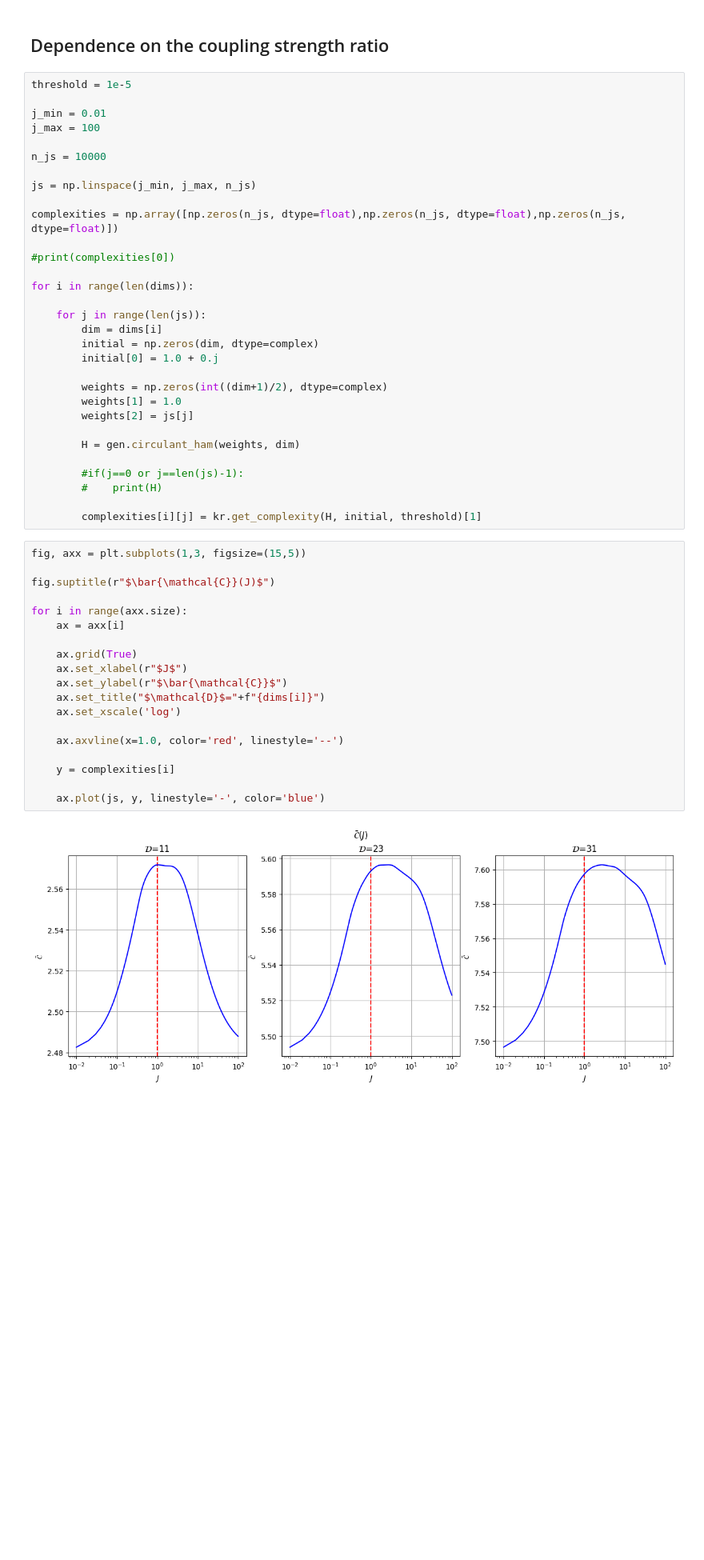
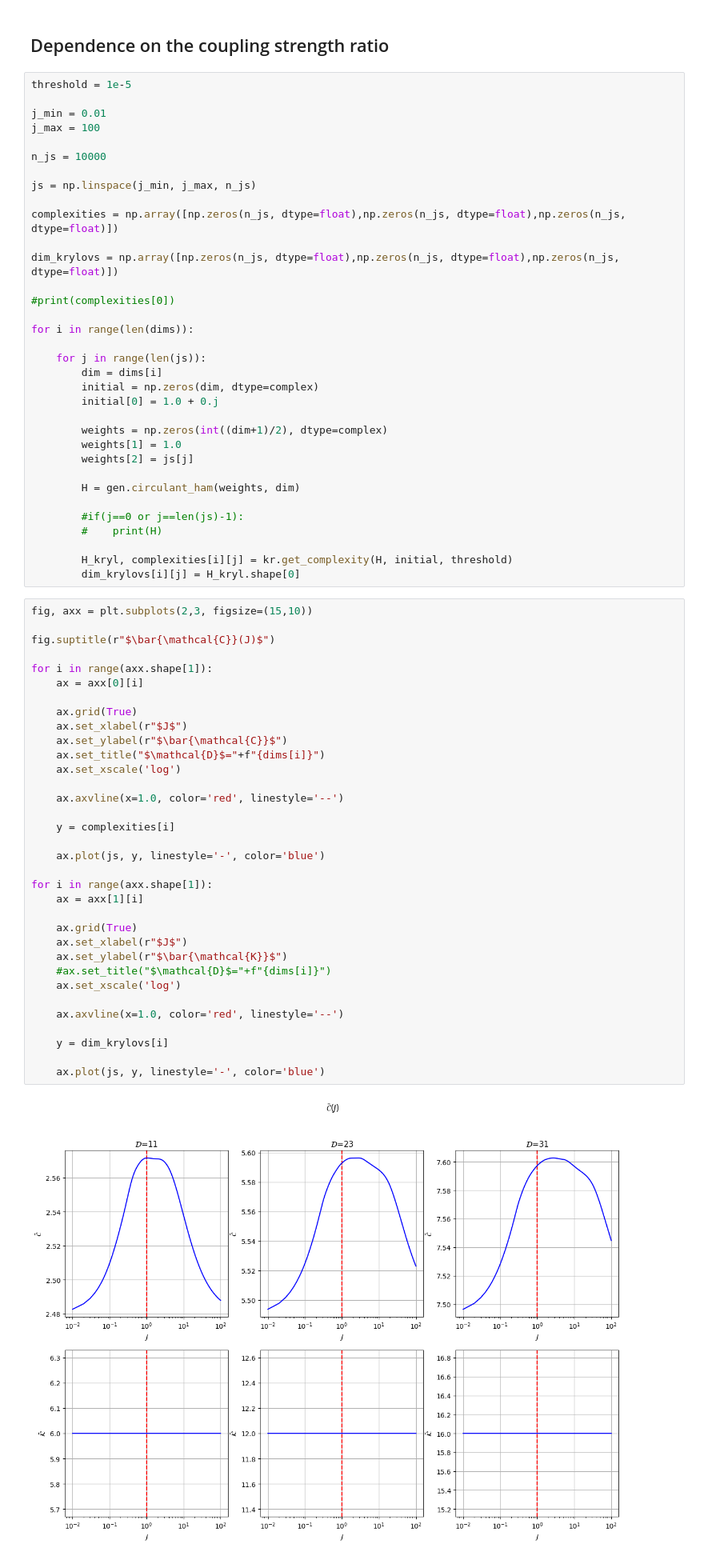
Before and after one commit to erricottaro/Krylov_complexity_on_circulant_graphs, a Jupyter notebook: circulant.ipynb, the cells around one changed output. Shown at 80% size. Saved outputs shown, nothing was run; the diff lists cells and outputs as text; blank space fills up the shorter version.

Commit message:
changed some plots

```diff
--- a/circulant.ipynb
+++ b/circulant.ipynb
@@ -480,6 +480,8 @@ n_js = 10000
 js = np.linspace(j_min, j_max, n_js)
 
 complexities = np.array([np.zeros(n_js, dtype=float),np.zeros(n_js, dtype=float),np.zeros(n_js, dtype=float)])
+
+dim_krylovs = np.array([np.zeros(n_js, dtype=float),np.zeros(n_js, dtype=float),np.zeros(n_js, dtype=float)])
 
 #print(complexities[0])
 
@@ -499,25 +501,41 @@ for i in range(len(dims)):
         #if(j==0 or j==len(js)-1):
         #    print(H)
 
-        complexities[i][j] = kr.get_complexity(H, initial, threshold)[1]
+        H_kryl, complexities[i][j] = kr.get_complexity(H, initial, threshold)
+        dim_krylovs[i][j] = H_kryl.shape[0]
 # %%
-fig, axx = plt.subplots(1,3, figsize=(15,5))
+fig, axx = plt.subplots(2,3, figsize=(15,10))
 
 fig.suptitle(r"$\bar{\mathcal{C}}(J)$")
 
-for i in range(axx.size):
-    ax = axx[i]
+for i in range(axx.shape[1]):
+    ax = axx[0][i]
 
     ax.grid(True)
     ax.set_xlabel(r"$J$")
     ax.set_ylabel(r"$\bar{\mathcal{C}}$")
     ax.set_title("$\mathcal{D}$="+f"{dims[i]}")
     ax.set_xscale('log')
 
     ax.axvline(x=1.0, color='red', linestyle='--')
 
     y = complexities[i]
 
     ax.plot(js, y, linestyle='-', color='blue')
+
+for i in range(axx.shape[1]):
+    ax = axx[1][i]
+
+    ax.grid(True)
+    ax.set_xlabel(r"$J$")
+    ax.set_ylabel(r"$\bar{\mathcal{K}}$")
+    #ax.set_title("$\mathcal{D}$="+f"{dims[i]}")
+    ax.set_xscale('log')
+
+    ax.axvline(x=1.0, color='red', linestyle='--')
+
+    y = dim_krylovs[i]
+
+    ax.plot(js, y, linestyle='-', color='blue')
 # %% [output]
-[figure, old version]
+[figure, new version]
```
Also changed, not shown: 1 other file.
